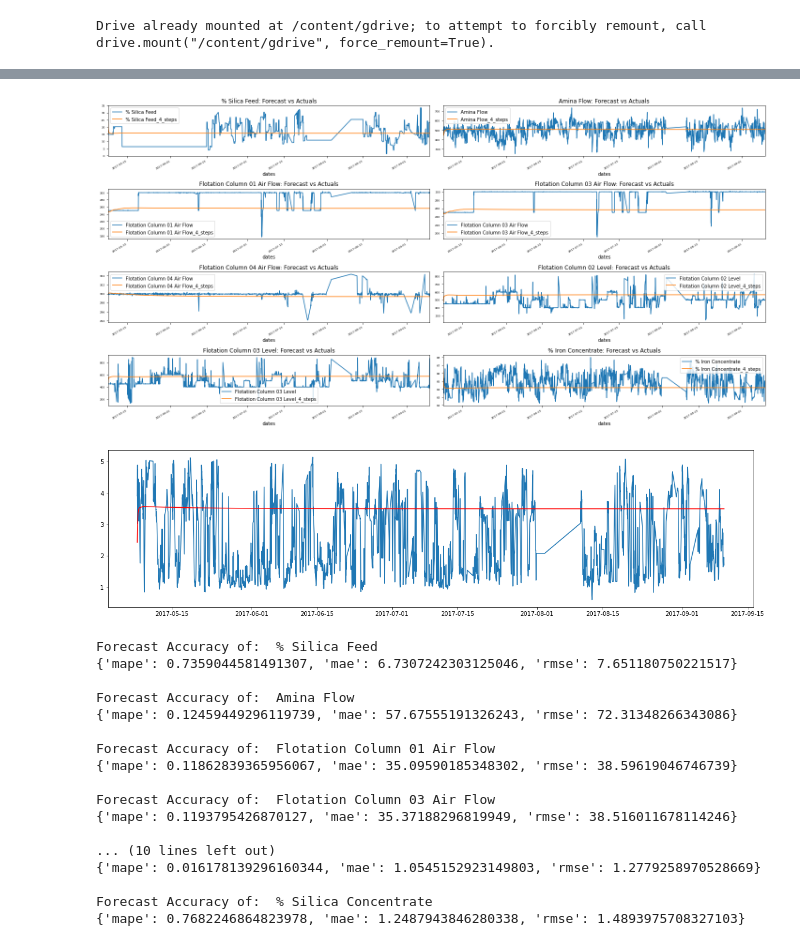
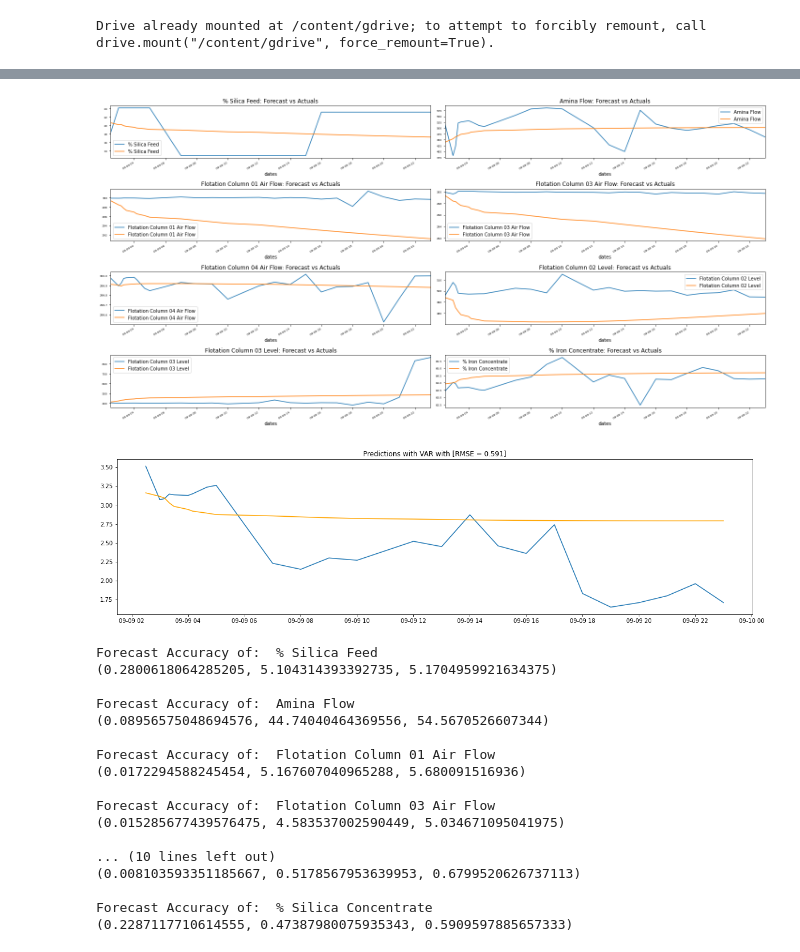
Before and after one commit to Malekkamoua/Quality-prediction-industry-4.0, a Jupyter notebook: 5_Forecasting | VAR.ipynb, the cells around one changed output, grey strips where cells are left out. Cells and saved outputs as stored; diff of their text form; code cells hidden in the pictures.

```diff
--- a/5_Forecasting | VAR.ipynb
+++ b/5_Forecasting | VAR.ipynb
@@ -58,0 +34,16 @@ HQIC:  21.325816629436975
+# %%
+from tqdm import tqdm
+
+AIC = {}
+best_aic, best_order = np.inf, 0
+
+for i in tqdm(range(1,100)):
+    model = VAR(endog=df_train.values)
+    model_result = model.fit(maxlags=i)
+    AIC[i] = model_result.aic
+
+    if AIC[i] < best_aic:
+        best_aic = AIC[i]
+        best_order = i
+
+print('BEST ORDER:', best_order, 'BEST AIC:', best_aic)
@@ -59,5 +52,5 @@ HQIC:  21.325816629436975
 # %%
-model_fitted = model.fit(4)
+model_fitted = model.fit(best_order)
 # %%
 # Get the lag order
 lag_order = model_fitted.k_ar
@@ -67,6 +60,6 @@ forecast_input = df_train.values[-lag_order:]
 # %%
 # Forecast
 fc = model_fitted.forecast(y=forecast_input, steps=timesteps)
-df_forecast = pd.DataFrame(fc, index=df.index[-timesteps:], columns=df.columns + '_4_steps')
-df_forecast
+df_forecast = pd.DataFrame(fc, index=df.index[-timesteps:], columns=df.columns)
+df_forecast.head(1)
 # %% [output]
@@ -97,25 +69,37 @@ df_results = format_dataframe(df_train, df_forecast)
 # %%
 fig, axes = plt.subplots(nrows=int(len(df.columns)/2), ncols=2, figsize=(20,10))
 for i, (col,ax) in enumerate(zip(df.columns, axes.flatten())):
-
     df_test[col].plot(legend=True, ax=ax)
-    df_forecast[col+'_4_steps'].plot(legend=True, ax=ax).autoscale(axis='x',tight=True)
+    df_forecast[col].plot(legend=True, ax=ax).autoscale(axis='x',tight=True)
 
     ax.set_title(col + ": Forecast vs Actuals")
     ax.tick_params(labelsize=6)
 
 plt.tight_layout();
 # %% [output]
-[figure, old version]
+[figure, new version]
+# %%
+from statsmodels.tsa.stattools import acf
+
+def forecast_accuracy(forecast, actual):
+    mape = np.mean(np.abs(forecast - actual)/np.abs(actual))
+    mae = np.mean(np.abs(forecast - actual))
+    rmse = np.mean((forecast - actual)**2)**.5
+
+    return mape, mae, rmse
 # %%
 from sklearn.metrics import mean_squared_error
 from math import sqrt
 
 fig, ax = plt.subplots(figsize=(20,5))
 
+mape, mae, rmse = forecast_accuracy(df_forecast['% Silica Concentrate'].values, df_test['% Silica Concentrate'])
+
 # plot forecasts against actual outcomes
 plt.plot(df_test['% Silica Concentrate'])
-plt.plot(df_forecast['% Silica Concentrate_4_steps'], color='red')
+plt.plot(df_forecast['% Silica Concentrate'], color='orange')
+plt.title("Predictions with VAR with [RMSE = %.3f]" % rmse)
+
 plt.show()
 # %% [output]
-[figure, old version]
+[figure, new version]
@@ -131,23 +106,23 @@ def forecast_accuracy(forecast, actual):
 # %%
 for col in df.columns:
   print('Forecast Accuracy of: ', col)
-  accuracy_prod = forecast_accuracy(df_results[col+'_4_steps'].values, df_test[col])
+  accuracy_prod = forecast_accuracy(df_forecast[col].values, df_test[col])
   print(accuracy_prod, '\n')
 # %% [output]
 Forecast Accuracy of:  % Silica Feed
-{'mape': 0.7359044581491307, 'mae': 6.7307242303125046, 'rmse': 7.651180750221517}
+(0.2800618064285205, 5.104314393392735, 5.1704959921634375)
 
 Forecast Accuracy of:  Amina Flow
-{'mape': 0.12459449296119739, 'mae': 57.67555191326243, 'rmse': 72.31348266343086}
+(0.08956575048694576, 44.74040464369556, 54.5670526607344)
 
 Forecast Accuracy of:  Flotation Column 01 Air Flow
-{'mape': 0.11862839365956067, 'mae': 35.09590185348302, 'rmse': 38.59619046746739}
+(0.0172294588245454, 5.167607040965288, 5.680091516936)
 
 Forecast Accuracy of:  Flotation Column 03 Air Flow
-{'mape': 0.1193795426870127, 'mae': 35.37188296819949, 'rmse': 38.516011678114246}
+(0.015285677439576475, 4.583537002590449, 5.034671095041975)
 
 ... (10 lines left out)
-{'mape': 0.016178139296160344, 'mae': 1.0545152923149803, 'rmse': 1.2779258970528669}
+(0.008103593351185667, 0.5178567953639953, 0.6799520626737113)
 
 Forecast Accuracy of:  % Silica Concentrate
-{'mape': 0.7682246864823978, 'mae': 1.2487943846280338, 'rmse': 1.4893975708327103}
+(0.2287117710614555, 0.47387980075935343, 0.5909597885657333)
```
Also changed, not shown: parts of 7 cells of this notebook.
